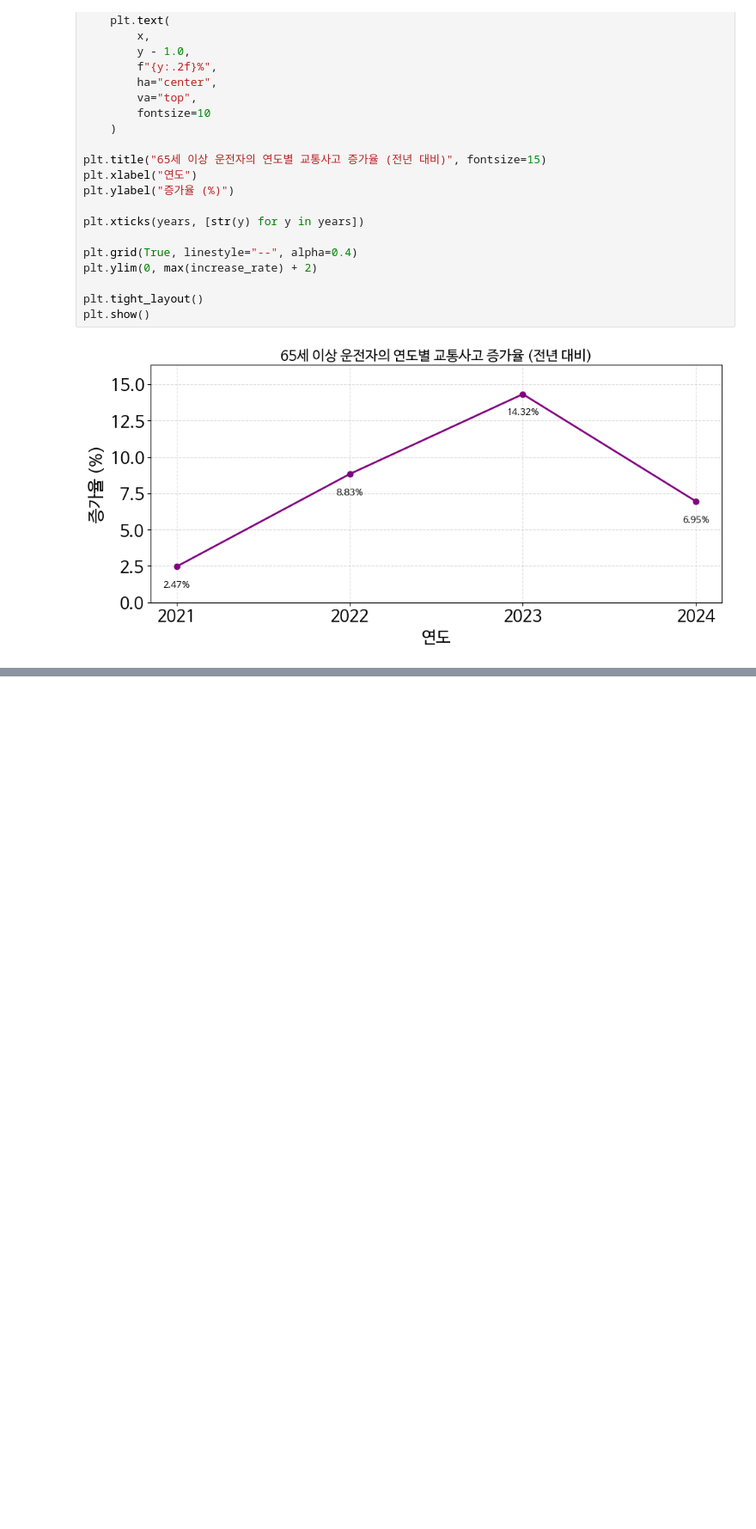
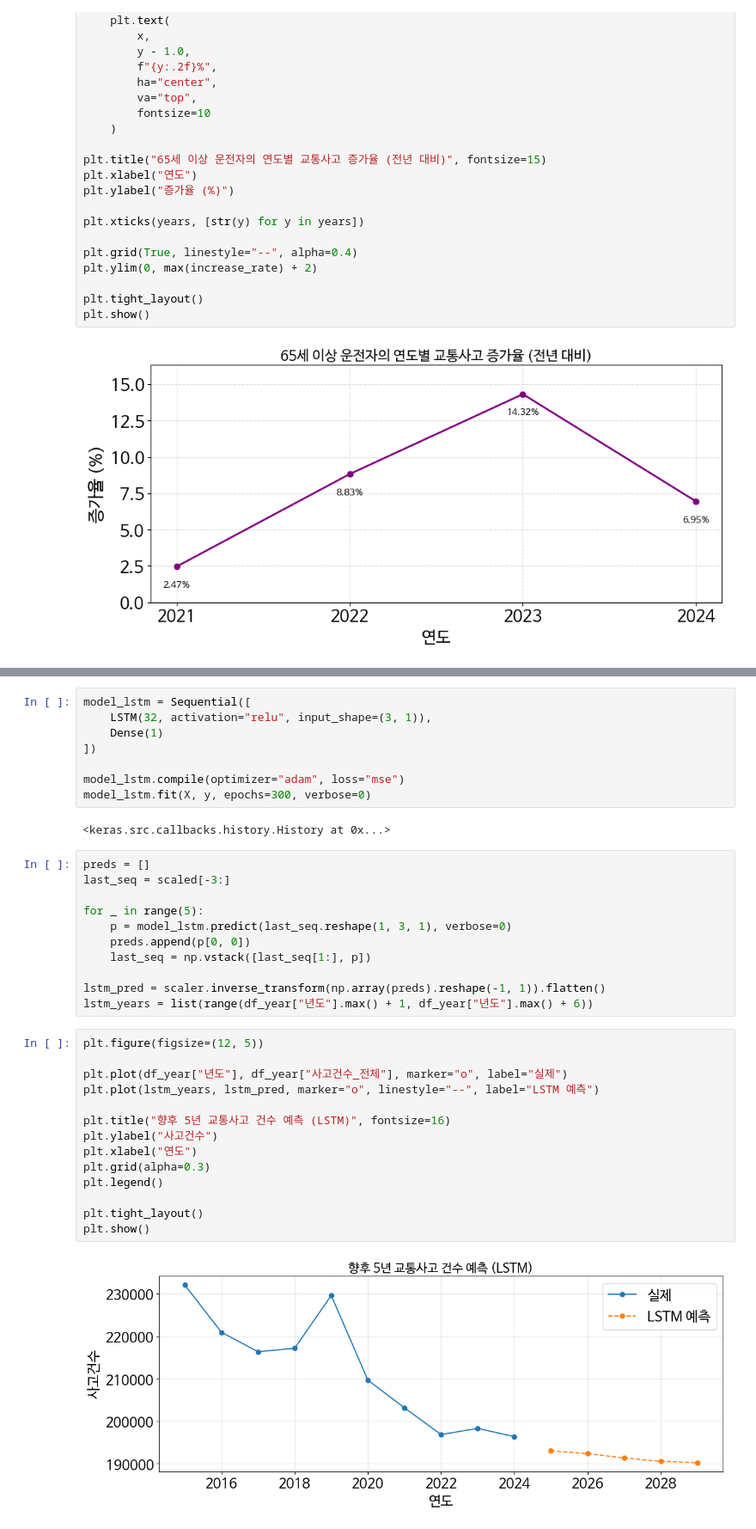
Before and after one commit to bbbbbin2/2025_BigData, a Jupyter notebook: notebook/교통사고_통계_및_예측_시각화.ipynb, the cells around one changed output, grey strips where cells are left out. Shown at 86% size. Drawn from its saved outputs; the diff is of its cells as text; blank space fills up the shorter version.

```diff
--- a/notebook/교통사고_통계_및_예측_시각화.ipynb
+++ b/notebook/교통사고_통계_및_예측_시각화.ipynb
@@ -1110,0 +1234,37 @@ plt.show()
+# %%
+model_lstm = Sequential([
+    LSTM(32, activation="relu", input_shape=(3, 1)),
+    Dense(1)
+])
+
+model_lstm.compile(optimizer="adam", loss="mse")
+model_lstm.fit(X, y, epochs=300, verbose=0)
+# %% [output]
+<keras.src.callbacks.history.History at 0x...>
+# %%
+preds = []
+last_seq = scaled[-3:]
+
+for _ in range(5):
+    p = model_lstm.predict(last_seq.reshape(1, 3, 1), verbose=0)
+    preds.append(p[0, 0])
+    last_seq = np.vstack([last_seq[1:], p])
+
+lstm_pred = scaler.inverse_transform(np.array(preds).reshape(-1, 1)).flatten()
+lstm_years = list(range(df_year["년도"].max() + 1, df_year["년도"].max() + 6))
+# %%
+plt.figure(figsize=(12, 5))
+
+plt.plot(df_year["년도"], df_year["사고건수_전체"], marker="o", label="실제")
+plt.plot(lstm_years, lstm_pred, marker="o", linestyle="--", label="LSTM 예측")
+
+plt.title("향후 5년 교통사고 건수 예측 (LSTM)", fontsize=16)
+plt.ylabel("사고건수")
+plt.xlabel("연도")
+plt.grid(alpha=0.3)
+plt.legend()
+
+plt.tight_layout()
+plt.show()
+# %% [output]
+[figure, added]
```
Also changed, not shown: parts of 5 cells of this notebook.
